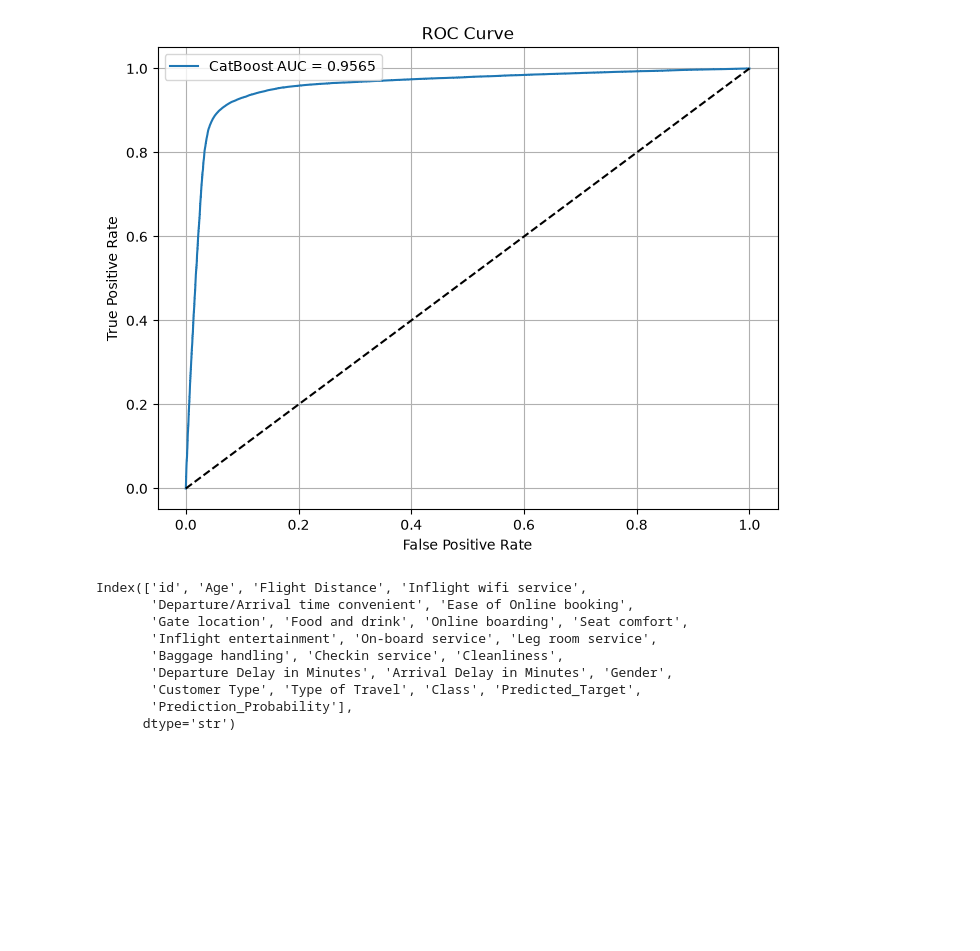
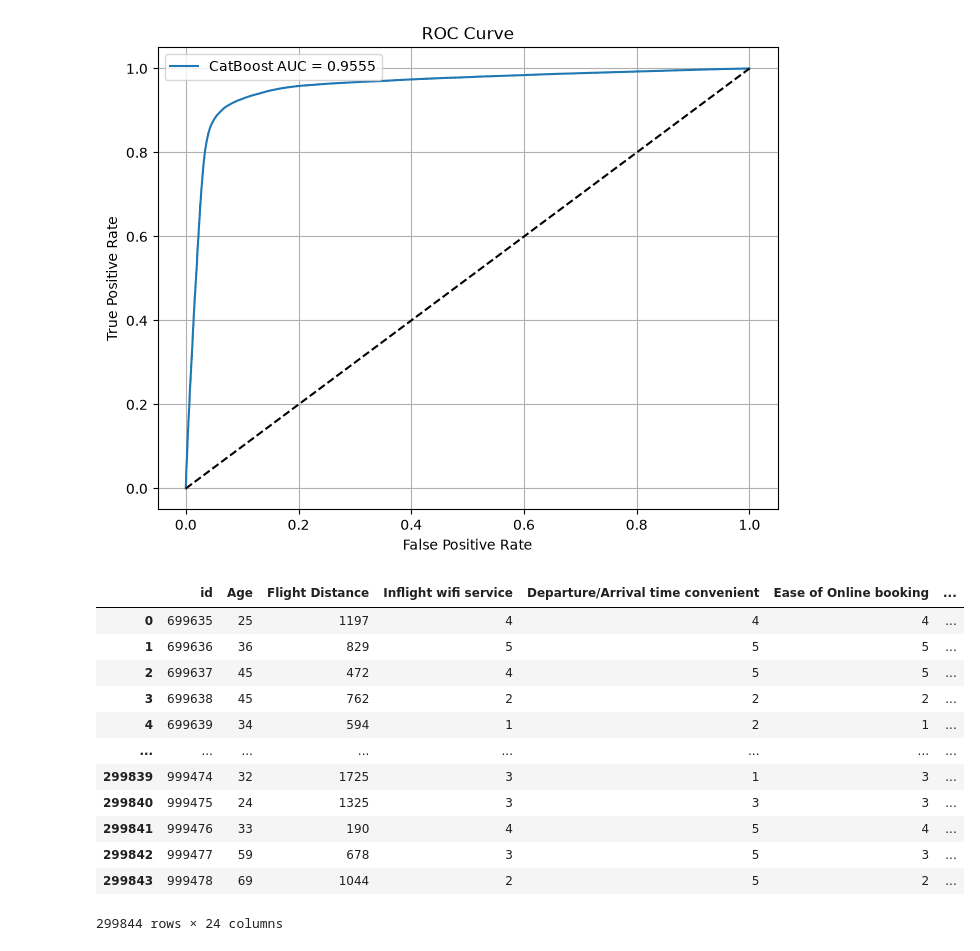
Before and after one commit to Aky29/flight-satisfaction-, a Jupyter notebook: eda.ipynb, the cells around one changed output. Saved outputs shown, nothing was run; the diff lists cells and outputs as text; code cells hidden in the pictures; blank space fills up the shorter version.

```diff
--- a/eda.ipynb
+++ b/eda.ipynb
@@ -183,13 +305,12 @@ preprocessor = ColumnTransformer([
 model = Pipeline([
     ("preprocessor", preprocessor),
     ("classifier", CatBoostClassifier(
-        iterations=1300,
+        iterations=2000,
         learning_rate=0.05,
-        depth=8,
+        depth=6,
         eval_metric="AUC",
         verbose=100,
         random_seed=19,
-        early_stopping_rounds=100,
         allow_writing_files=False
     ))
 ])
@@ -252,21 +681,25 @@ predictions = model.predict(X_new)
 probabilities = model.predict_proba(X_new)[:, 1]
 
 # Add predictions to the dataset
-new_data["Predicted_Target"] = predictions
+new_data["Satisfaction"] = predictions
 new_data["Prediction_Probability"] = probabilities
 
 # Save the results
 new_data.to_csv("predictions.csv", index=False)
 # %%
-new_data.columns
+new_data
 # %% [output]
+|  | id | Age | Flight Distance | Inflight wifi service | Departure/Arrival time convenient | Ease of Online booking | ... |
+| 0 | 699635 | 25 | 1197 | 4 | 4 | 4 | ... |
+| 1 | 699636 | 36 | 829 | 5 | 5 | 5 | ... |
+| 2 | 699637 | 45 | 472 | 4 | 5 | 5 | ... |
+| 3 | 699638 | 45 | 762 | 2 | 2 | 2 | ... |
+| 4 | 699639 | 34 | 594 | 1 | 2 | 1 | ... |
+| ... | ... | ... | ... | ... | ... | ... | ... |
+| 299839 | 999474 | 32 | 1725 | 3 | 1 | 3 | ... |
+| 299840 | 999475 | 24 | 1325 | 3 | 3 | 3 | ... |
+| 299841 | 999476 | 33 | 190 | 4 | 5 | 4 | ... |
+| 299842 | 999477 | 59 | 678 | 3 | 5 | 3 | ... |
+| 299843 | 999478 | 69 | 1044 | 2 | 5 | 2 | ... |
-Index(['id', 'Age', 'Flight Distance', 'Inflight wifi service',
-       'Departure/Arrival time convenient', 'Ease of Online booking',
-       'Gate location', 'Food and drink', 'Online boarding', 'Seat comfort',
-       'Inflight entertainment', 'On-board service', 'Leg room service',
-       'Baggage handling', 'Checkin service', 'Cleanliness',
-       'Departure Delay in Minutes', 'Arrival Delay in Minutes', 'Gender',
-       'Customer Type', 'Type of Travel', 'Class', 'Predicted_Target',
-       'Prediction_Probability'],
-      dtype='str')
+299844 rows × 24 columns
 # %%
```
Also changed, not shown: parts of 8 cells of this notebook, 5 other files.
